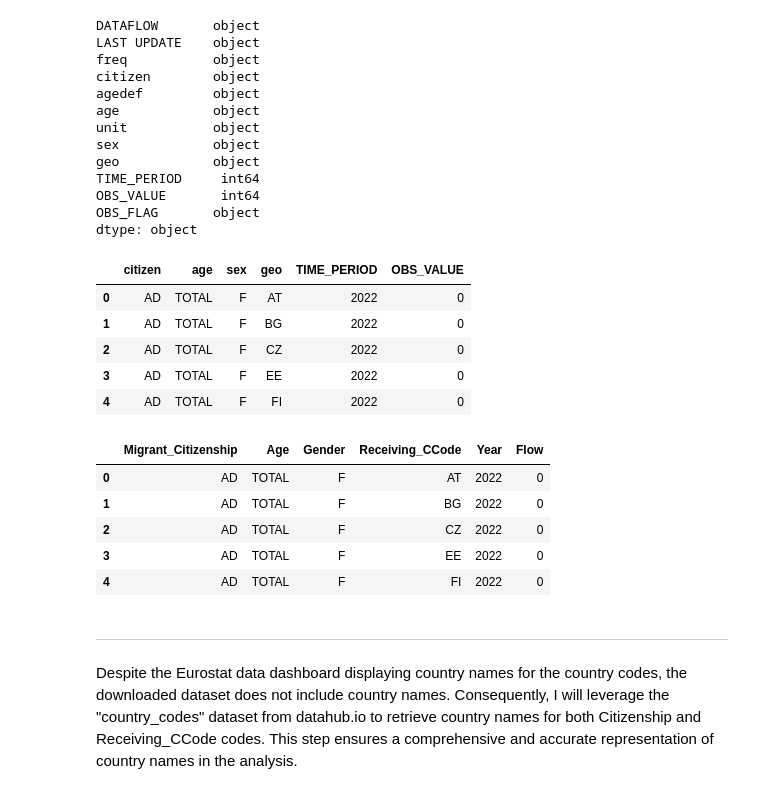
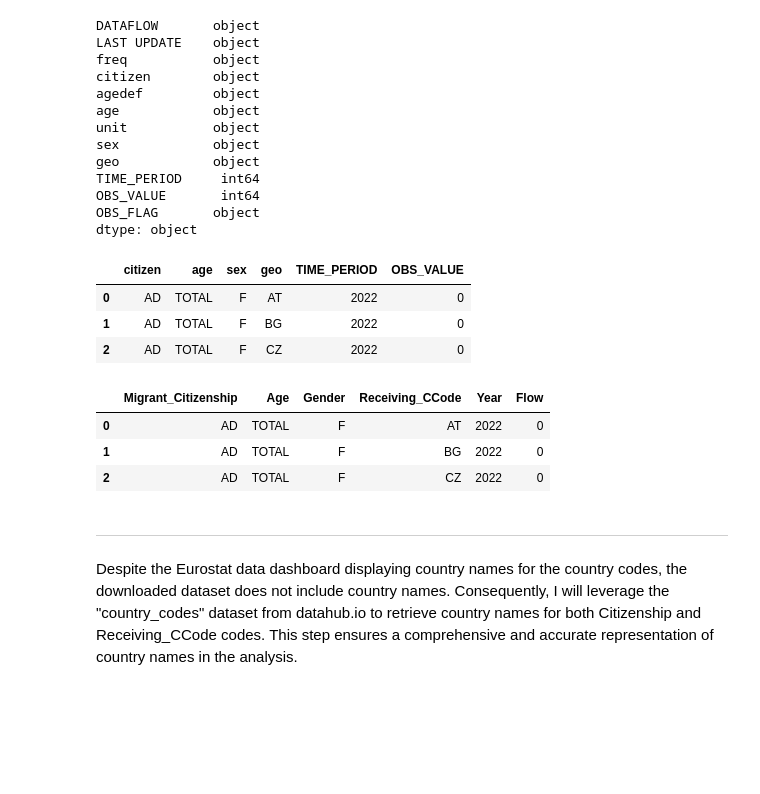
Before and after one commit to barisalan00/barisalan00.github.io, a Jupyter notebook: migration_flows_europe.ipynb, the cells around one changed output. Saved outputs shown, nothing was run; the diff lists cells and outputs as text; code cells hidden in the pictures; blank space fills up the shorter version.

```diff
--- a/migration_flows_europe.ipynb
+++ b/migration_flows_europe.ipynb
@@ -191,14 +188,12 @@ dtype: object
 # %%
 # Keep only necessary columns and drop redundant ones
 euim22 = euim22[['citizen', 'age', 'sex', 'geo', 'TIME_PERIOD', 'OBS_VALUE']]
-euim22.head()
+euim22.head(3)
 # %% [output]
 |  | citizen | age | sex | geo | TIME_PERIOD | OBS_VALUE |
 | 0 | AD | TOTAL | F | AT | 2022 | 0 |
 | 1 | AD | TOTAL | F | BG | 2022 | 0 |
 | 2 | AD | TOTAL | F | CZ | 2022 | 0 |
-| 3 | AD | TOTAL | F | EE | 2022 | 0 |
-| 4 | AD | TOTAL | F | FI | 2022 | 0 |
 # %%
 # Rename colums for readability
 euim22.rename(columns={'citizen':'Migrant_Citizenship',
@@ -207,14 +202,12 @@ euim22.rename(columns={'citizen':'Migrant_Citizenship',
                         'geo':'Receiving_CCode',
                         'TIME_PERIOD':'Year',
                         'OBS_VALUE':'Flow'},inplace=True)
-euim22.head()
+euim22.head(3)
 # %% [output]
 |  | Migrant_Citizenship | Age | Gender | Receiving_CCode | Year | Flow |
 | 0 | AD | TOTAL | F | AT | 2022 | 0 |
 | 1 | AD | TOTAL | F | BG | 2022 | 0 |
 | 2 | AD | TOTAL | F | CZ | 2022 | 0 |
-| 3 | AD | TOTAL | F | EE | 2022 | 0 |
-| 4 | AD | TOTAL | F | FI | 2022 | 0 |
 # %% [markdown]
 
 ---
```
Also changed, not shown: parts of 110 cells of this notebook.
